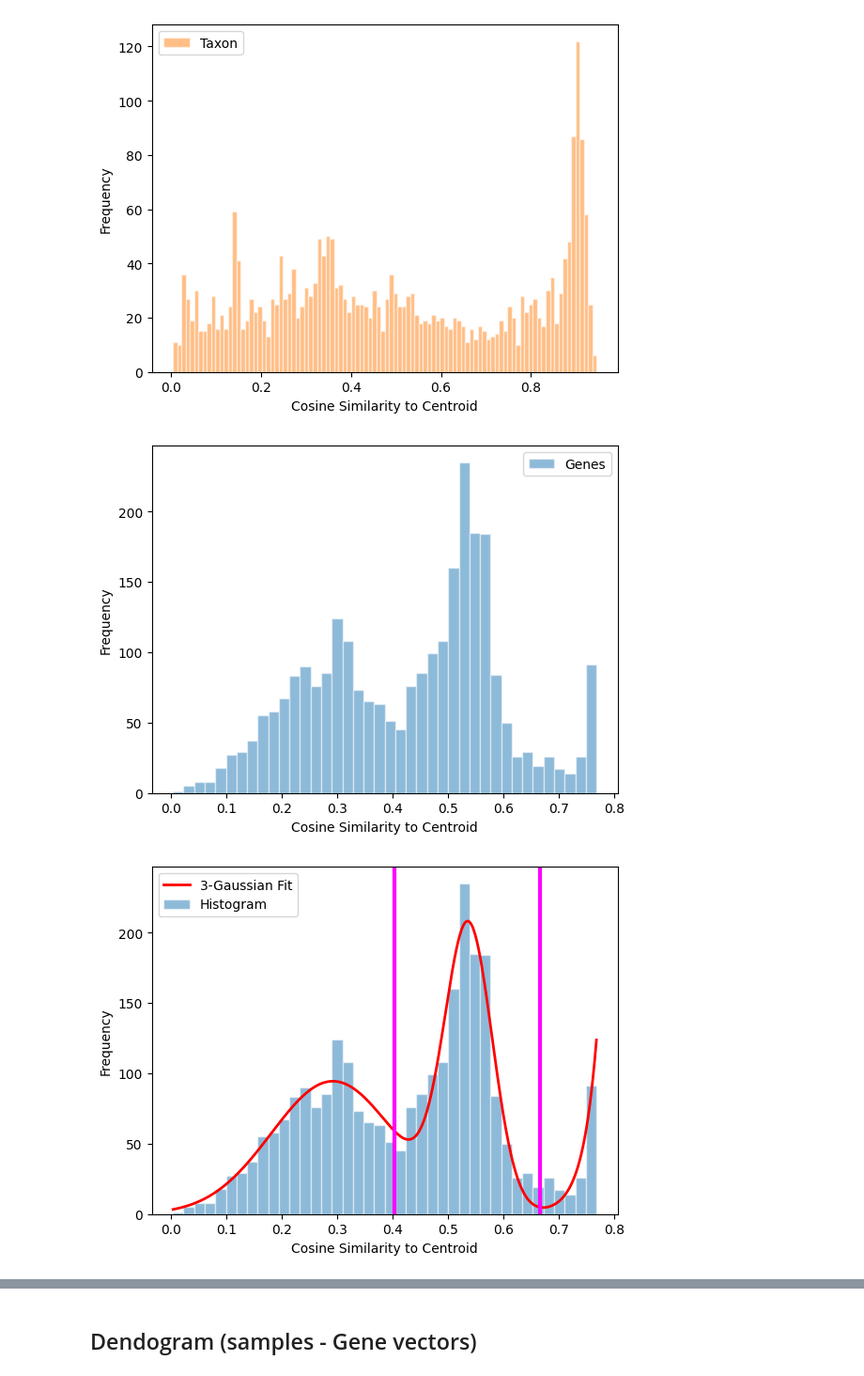
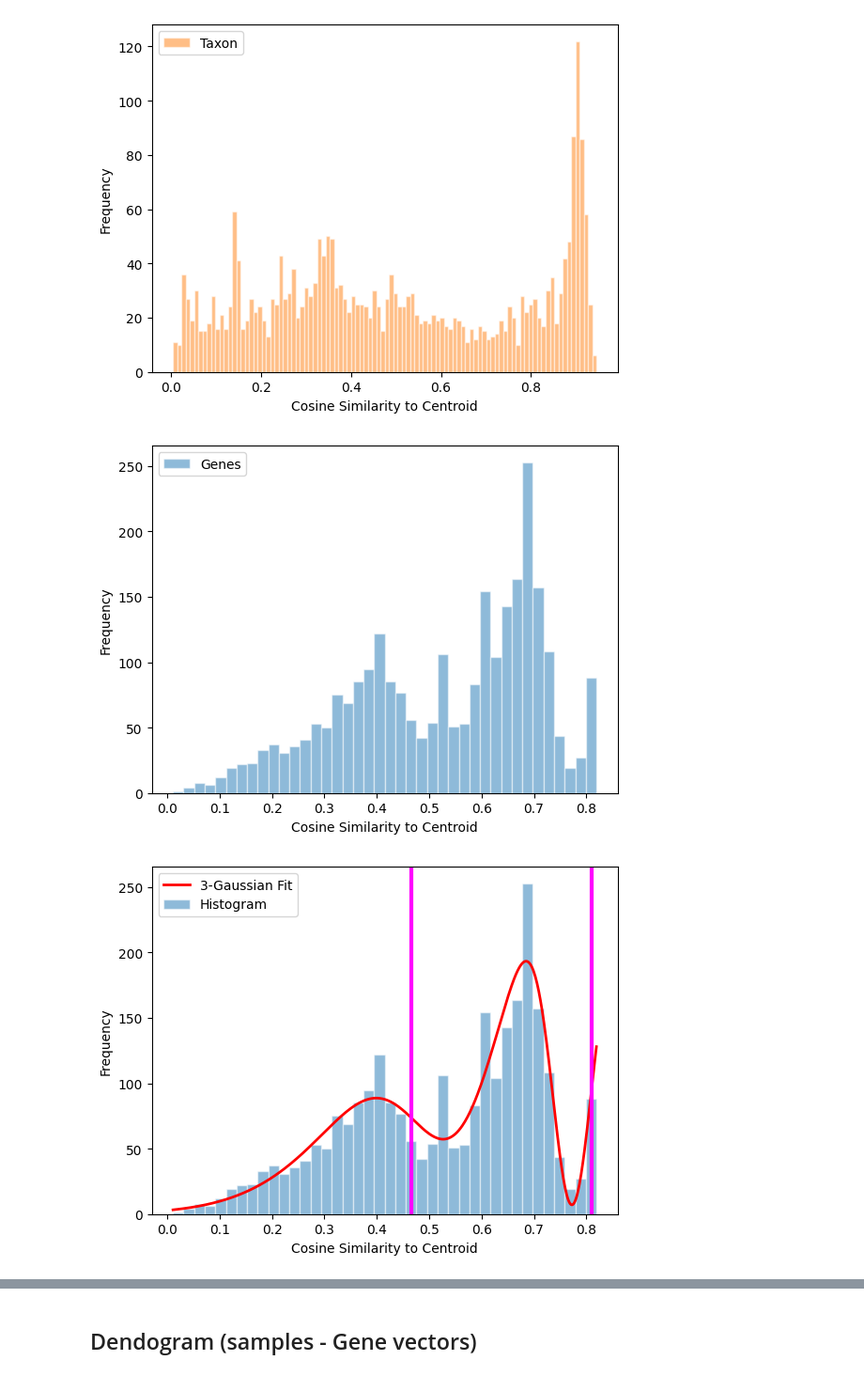
Before and after one commit to AthomsG/gene-prediction-from-bacteria-community, a Jupyter notebook: notebooks/EDA.ipynb, the cells around one changed output, grey strips where cells are left out. Shown at 94% size. Saved outputs shown, nothing was run; the diff lists cells and outputs as text; code cells hidden in the pictures.

```diff
--- a/notebooks/EDA.ipynb
+++ b/notebooks/EDA.ipynb
@@ -103,7 +149,7 @@ print(f'# Taxon that appear in less than {count_threshold} samples: {int((count_
 # %% [markdown]
 # Genes
 # %%
-df_genes = pd.read_parquet('../processed_data/gene_coverage.parquet')
+df_genes = pd.read_parquet('../processed_data/gene_coverage_95.parquet')
 df_genes = df_genes.set_index("Sample")
 
 # force same order
@@ -450,38 +496,38 @@ plt.ylabel('Frequency')
 plt.legend()
 plt.show()
 # %% [output]
-[figure, old version]
+[figure, new version]
 # %%
 def three_gaussians(x, A1, mu1, sigma1, A2, mu2, sigma2, A3, mu3, sigma3):
     return (
         A1 * np.exp(-((x - mu1) ** 2) / (2 * sigma1 ** 2)) +
         A2 * np.exp(-((x - mu2) ** 2) / (2 * sigma2 ** 2)) +
         A3 * np.exp(-((x - mu3) ** 2) / (2 * sigma3 ** 2))
     )
 
 # histogram
 bins = 40
 hist_vals, bin_edges = np.histogram(cos_sim_genes_cpu, bins=bins, density=False)
 bin_centers = (bin_edges[:-1] + bin_edges[1:]) / 2
 
 # initial parametres
 p0 = [max(hist_vals), 0.25, 1, max(hist_vals), 0.55, 0.5, max(hist_vals), 0.75, 0.05]
 
 popt, _ = curve_fit(three_gaussians, bin_centers, hist_vals, p0=p0, maxfev = 2000000)
 
 x_fit = np.linspace(bin_edges[0], bin_edges[-1], 500)
 y_fit = three_gaussians(x_fit, *popt)
 
 plt.bar(bin_centers, hist_vals, width=(bin_edges[1] - bin_edges[0]), alpha=0.5, label="Histogram", edgecolor='white')
 plt.plot(x_fit, y_fit, color='red', linewidth=2, label="3-Gaussian Fit")
-plt.axvline(x=popt[1] + abs(popt[2])    , color='magenta', linewidth=3)
-plt.axvline(x=popt[-2] + 3*abs(popt[-1]), color='magenta', linewidth=3)
+plt.axvline(x=popt[1] - abs(popt[2])    , color='magenta', linewidth=3)
+plt.axvline(x=popt[-2] + abs(popt[-1]), color='magenta', linewidth=3)
 plt.xlabel("Cosine Similarity to Centroid")
 plt.ylabel("Frequency")
 plt.legend()
 plt.show()
 # %% [output]
-[figure, old version]
+[figure, new version]
 # %%
 popt # A1, mu1, sigma1, A2, mu2, sigma2, A3, mu3, sigma3
 # %% [output]
```
Also changed, not shown: parts of 25 cells of this notebook, 2 other files.
